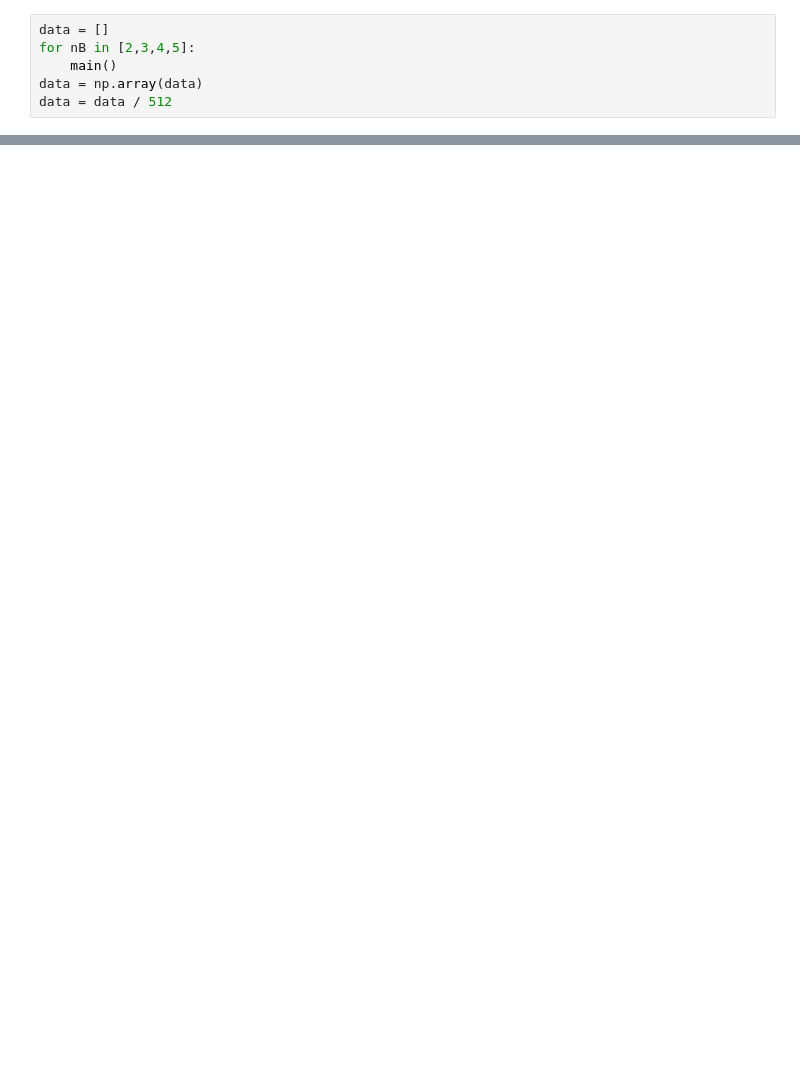
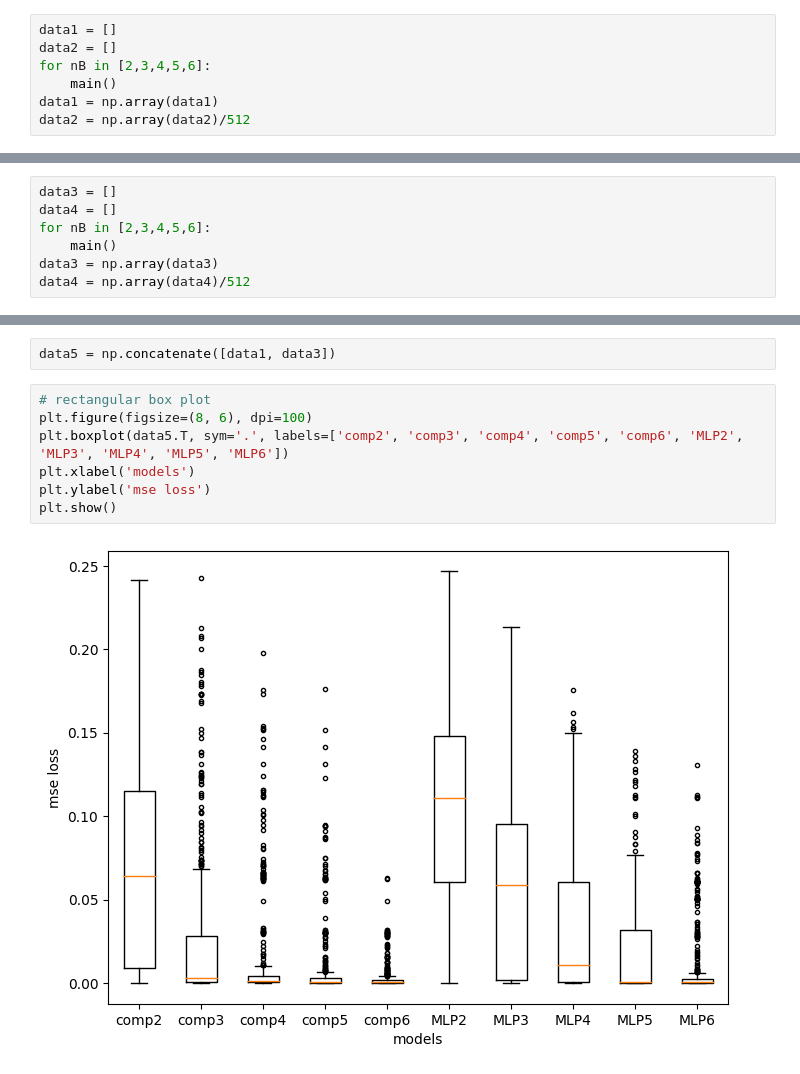
Before and after one commit to maplecai/competitve_network, a Jupyter notebook: analyze.ipynb, the cells around one changed output, grey strips where cells are left out. Saved outputs shown, nothing was run; the diff lists cells and outputs as text; blank space fills up the shorter version.

```diff
--- a/analyze.ipynb
+++ b/analyze.ipynb
@@ -91,11 +92,12 @@ def main():
 # %% [output]
 figures/2v2/
 # %%
-data = []
-for nB in [2,3,4,5]:
+data1 = []
+data2 = []
+for nB in [2,3,4,5,6]:
     main()
-data = np.array(data)
-data = data / 512
+data1 = np.array(data1)
+data2 = np.array(data2)/512
 # %% [output]
 threshold [0.005, 0.01, 0.02, 0.05, 0.1]
 ratio [0.183594 0.275391 0.34375  0.402344 0.699219]
@@ -128,0 +184,7 @@ plt.show()
+# %%
+data3 = []
+data4 = []
+for nB in [2,3,4,5,6]:
+    main()
+data3 = np.array(data3)
+data4 = np.array(data4)/512
@@ -128,0 +202,11 @@ plt.show()
+# %%
+data5 = np.concatenate([data1, data3])
+# %%
+# rectangular box plot
+plt.figure(figsize=(8, 6), dpi=100)
+plt.boxplot(data5.T, sym='.', labels=['comp2', 'comp3', 'comp4', 'comp5', 'comp6', 'MLP2', 'MLP3', 'MLP4', 'MLP5', 'MLP6'])
+plt.xlabel('models')
+plt.ylabel('mse loss')
+plt.show()
+# %% [output]
+[figure, added]
```
Also changed, not shown: parts of 6 cells of this notebook, 24 other files.
